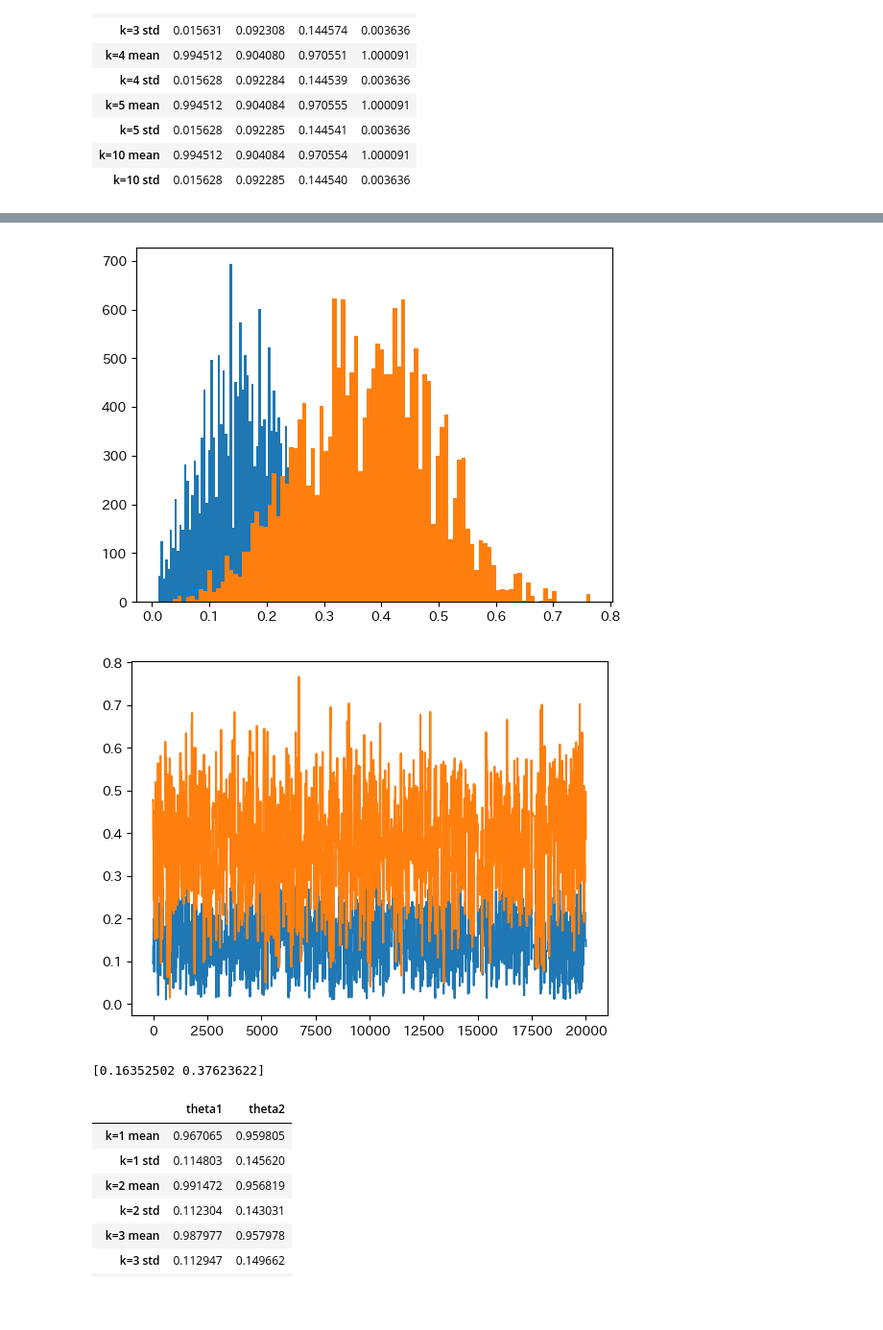
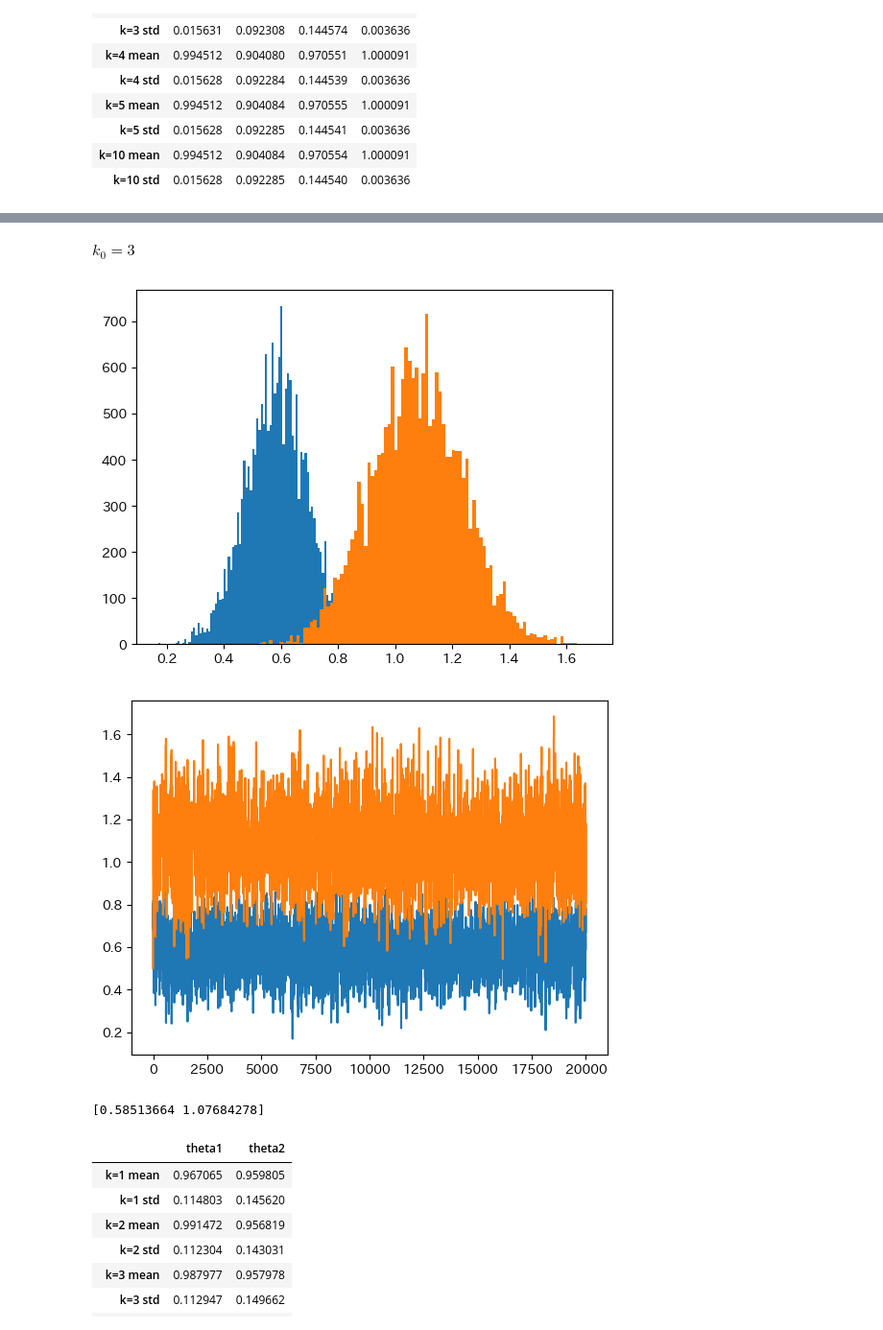
Before and after one commit to sht-yn/degenerate-diffusion, a Jupyter notebook: degenerate_simulation.ipynb, the cells around one changed output, grey strips where cells are left out. Shown at 96% size. Drawn from its saved outputs; the diff is of its cells as text; code cells hidden in the pictures; blank space fills up the shorter version.

```diff
--- a/degenerate_simulation.ipynb
+++ b/degenerate_simulation.ipynb
@@ -400,7 +464,7 @@ for seed in tqdm.tqdm(range(10)):
     result3 = scipy.optimize.minimize(lambda theta: -QL(Z,theta,3,h),[0.5,0.5,0.5,0.5],bounds = bounds,method = 'L-BFGS-B')
     result4 = scipy.optimize.minimize(lambda theta: -QL(Z,theta,4,h),[0.5,0.5,0.5,0.5],bounds = bounds,method = 'L-BFGS-B')
     result5 = scipy.optimize.minimize(lambda theta: -QL(Z,theta,5,h),[0.5,0.5,0.5,0.5],bounds = bounds,method = 'L-BFGS-B')
-    result10 = scipy.optimize.minimize(lambda theta: -QL(Z,theta,100,h),[0.5,0.5,0.5,0.5],bounds = bounds,method = 'L-BFGS-B')
+    result10 = scipy.optimize.minimize(lambda theta: -QL(Z,theta,10,h),[0.5,0.5,0.5,0.5],bounds = bounds,method = 'L-BFGS-B')
     results1.append(result1.x)
     results2.append(result2.x)
     results3.append(result3.x)
@@ -495,0 +636,12 @@ df
+# %%
+theta = [1,1,1,1]
+t_max = 100.0
+dt = 0.0001  # 最大時間の例
+h = 0.9
+Z_t = linear_Z(theta, t_max, dt, 3)
+Z = Z_t[:,::int(h//dt)]
+theta2 = np.linspace(0.01,2,100)
+Q_list = theta2.copy()
+for i in range(100):
+    Q_list[i] = QL(Z,np.array([1,theta2[i],1,1]),2,h)
+plt.plot(theta2,Q_list)
@@ -495,0 +653,23 @@ df
+# %%
+theta = [1,0.5,1,1]
+t_max = 100.0
+dt = 0.0001  # 最大時間の例
+h_list = [0.9,0.5,0.1,0.01]
+k_list = [1,2,3,4,5,10]
+df = pd.DataFrame(columns= 'h=0.9,h=0.5,h=0.1,h=0.01'.split(','),index = 'k=1,k=2,k=3,k=4,k=5,k=10'.split(','))
+for h in tqdm.tqdm(h_list):
+    for k in k_list:
+        _list_ = []
+        for seed in range(10,15):
+            Z_t = linear_Z(theta, t_max, dt, seed)
+            Z = Z_t[:,::int(h//dt)]
+            theta2 = np.linspace(0.01,2,200)
+            Q_list = theta2.copy()
+            def QL2(theta2):
+                return QL(Z,np.array([1,theta2,1,1]),k,h)
+            QL2 = np.vectorize(QL2)
+            Q_list = QL2(theta2)
+            index = np.argmax(Q_list)
+            _list_.append(theta2[index])
+        _list_ = np.array(_list_)
+        df.loc[f'k={k}',f'h={h}'] = np.mean(_list_)
@@ -566,23 +774,26 @@ plt.plot(theta2,Q_list)
+# %% [markdown]
+$k_0= 3$
 # %%
 theta = [1,1,1,1]
 t_max = 100.0
 dt = 0.0001  # 最大時間の例
-h = 0.5
-Z_t = linear_Z(theta, t_max, dt, 2)
+h = 0.9
+Z_t = linear_Z(theta, t_max, dt, 3)
 Z = Z_t[:,::int(h//dt)]
 n = t_max/h
-samples1, acceptance_rate1 = metropolis_hastings(lambda x: target_distribution_2(x,(1/(n*h))**(1/2), 1,1,10,Z,n,h), 20000, 0.1,2)
+k_0 = 3
+samples1, acceptance_rate1 = metropolis_hastings(lambda x: target_distribution_2(x,(1/(n*h))**(1/2), 1,1,k_0,Z,n,h), 20000, 0.1,2)
 plt.hist(samples1[:,0],bins = 100)
 plt.hist(samples1[:,1],bins = 100)
 plt.show()
 plt.plot(samples1[:,0])
 plt.plot(samples1[:,1])
 plt.show()
 print(samples1.mean(axis = 0))
 # %% [output]
-[figure, old version]
+[figure, new version]
-[figure, old version]
+[figure, new version]
-[0.16352502 0.37623622]
+[0.58513664 1.07684278]
 # %%
 samples1_list = []
 samples2_list = []
```
Also changed, not shown: parts of 21 cells of this notebook, 16 other files.
